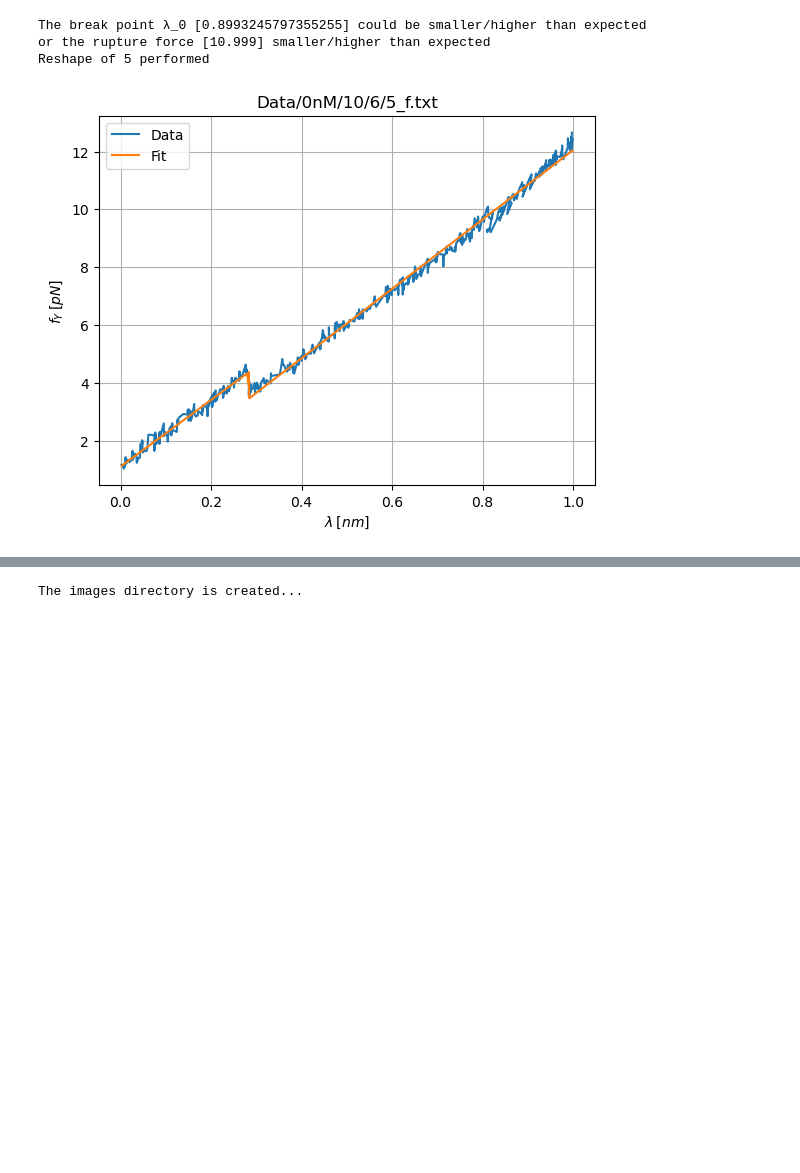
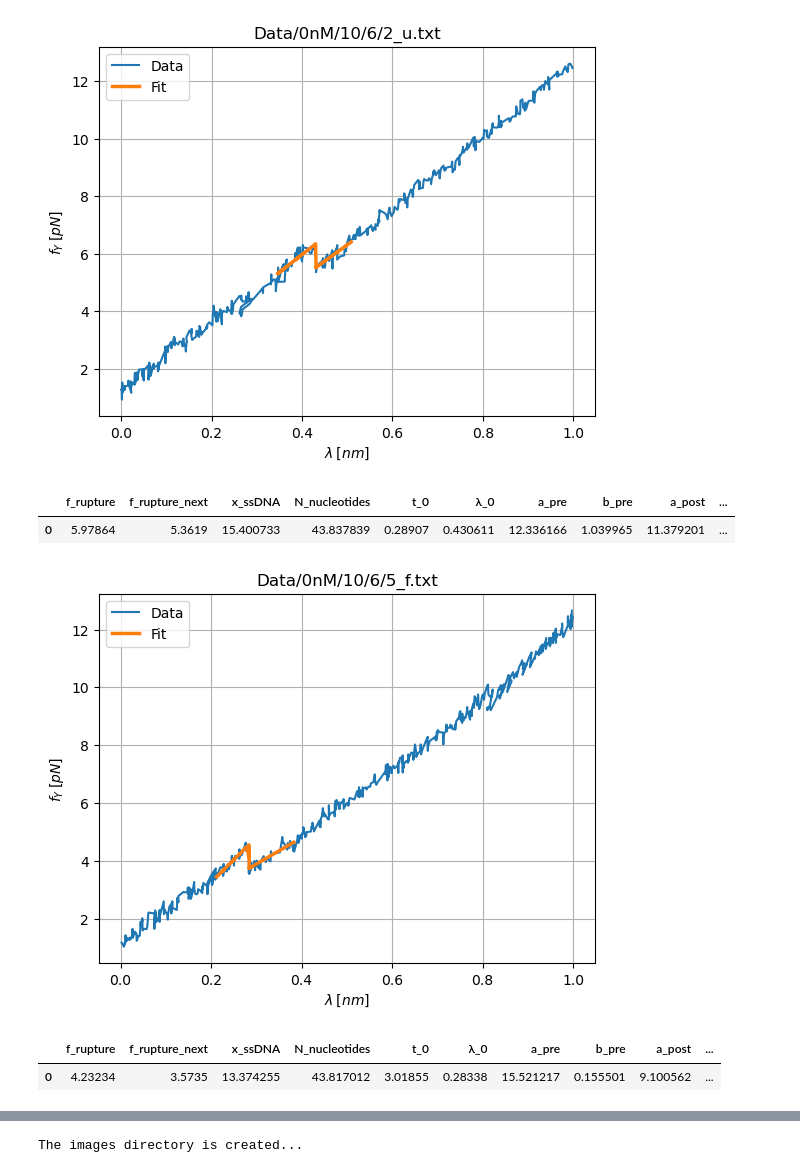
Before and after one commit to RiccardoTancredi/FluctuationTheorem, a Jupyter notebook: 0nM_f_max_10.ipynb, the cells around one changed output, grey strips where cells are left out. Cells and saved outputs as stored; diff of their text form; code cells hidden in the pictures; blank space fills up the shorter version.

```diff
--- a/0nM_f_max_10.ipynb
+++ b/0nM_f_max_10.ipynb
@@ -24,7 +21,14 @@ Reshape of 5 performed
+# %%
+file = reading.readTxt(number=6, N=2, ty='u', forced_reshaped=0, graph=True) # Reshape = 20 works better, but N is then worse
+reading.params_df
+# %% [output]
+[figure, added]
+|  | f_rupture | f_rupture_next | x_ssDNA | N_nucleotides | t_0 | λ_0 | a_pre | b_pre | a_post | ... |
+| 0 | 5.97864 | 5.3619 | 15.400733 | 43.837839 | 0.28907 | 0.430611 | 12.336166 | 1.039965 | 11.379201 | ... |
 # %%
 file = reading.readTxt(number=6, N=5, ty='f', graph=True)
+reading.params_df
 # %% [output]
-The break point λ_0 [0.8993245797355255] could be smaller/higher than expected
-or the rupture force [10.999] smaller/higher than expected
-Reshape of 5 performed
-[figure, old version]
+[figure, new version]
+|  | f_rupture | f_rupture_next | x_ssDNA | N_nucleotides | t_0 | λ_0 | a_pre | b_pre | a_post | ... |
+| 0 | 4.23234 | 3.5735 | 13.374255 | 43.817012 | 3.01855 | 0.28338 | 15.521217 | 0.155501 | 9.100562 | ... |
```
Also changed, not shown: parts of 21 cells of this notebook, 3 other files.
